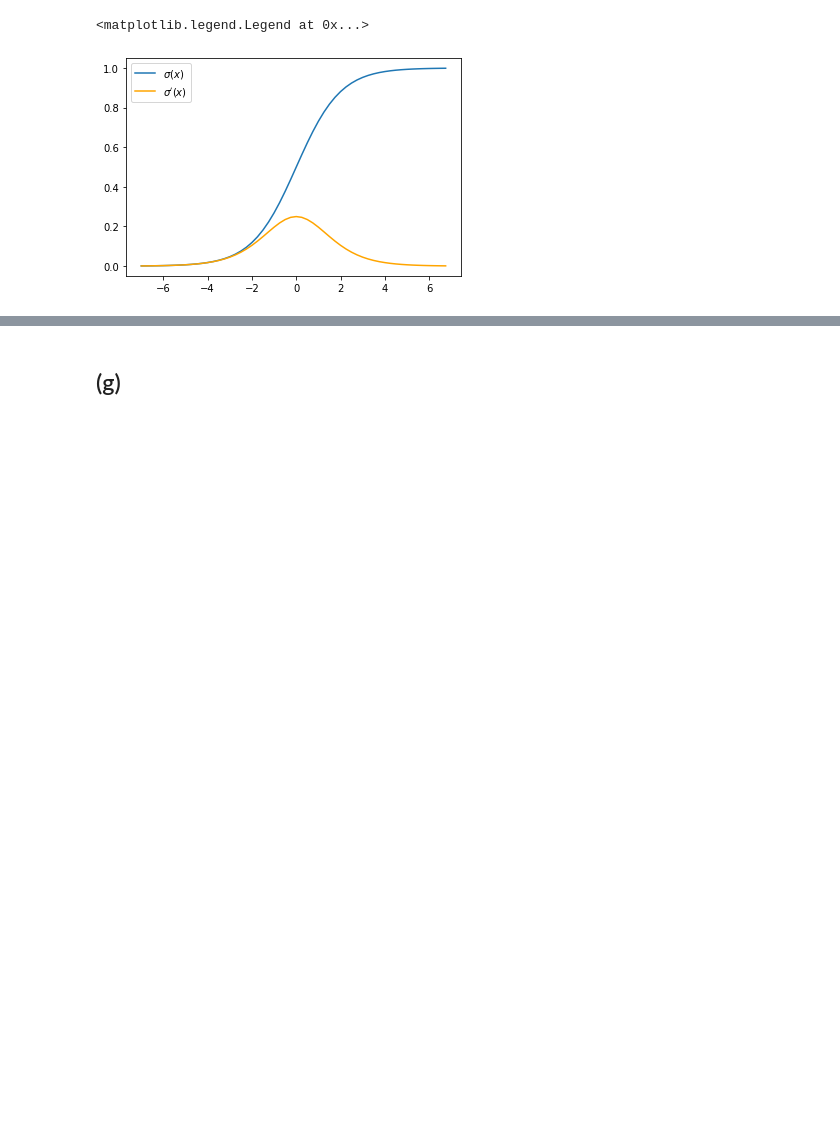
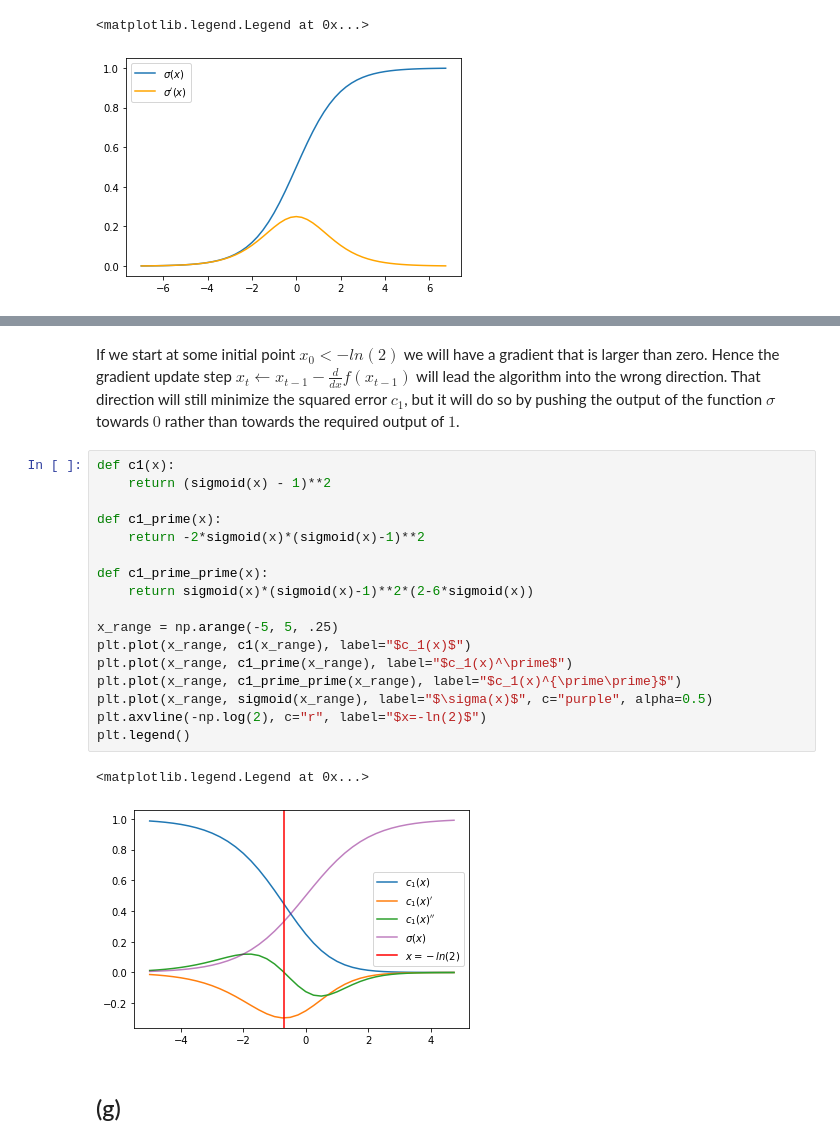
Before and after one commit to FabianGroeger96/mse-deep-learning, a Jupyter notebook: SW02/Exercise 2.ipynb, the cells around one changed output, grey strips where cells are left out. Cells and saved outputs as stored; diff of their text form; blank space fills up the shorter version.

```diff
--- a/SW02/Exercise 2.ipynb
+++ b/SW02/Exercise 2.ipynb
@@ -88,3 +96,25 @@ plt.legend()
+# %% [markdown]
+If we start at some initial point $x_0<-ln(2)$ we will have a gradient that is larger than zero. Hence the gradient update step $x_{t}\leftarrow x_{t-1}-\frac{d}{dx}f(x_{t-1})$ will lead the algorithm into the wrong direction. That direction will still minimize the squared error $c_1$, but it will do so by pushing the output of the function $\sigma$ towards $0$ rather than towards the required output of $1$.
+# %%
+def c1(x):
+    return (sigmoid(x) - 1)**2
+
+def c1_prime(x):
+    return -2*sigmoid(x)*(sigmoid(x)-1)**2
+
+def c1_prime_prime(x):
+    return sigmoid(x)*(sigmoid(x)-1)**2*(2-6*sigmoid(x))
+
+x_range = np.arange(-5, 5, .25)
+plt.plot(x_range, c1(x_range), label="$c_1(x)$")
+plt.plot(x_range, c1_prime(x_range), label="$c_1(x)^\prime$")
+plt.plot(x_range, c1_prime_prime(x_range), label="$c_1(x)^{\prime\prime}$")
+plt.plot(x_range, sigmoid(x_range), label="$\sigma(x)$", c="purple", alpha=0.5)
+plt.axvline(-np.log(2), c="r", label="$x=-ln(2)$")
+plt.legend()
+# %% [output]
+<matplotlib.legend.Legend at 0x...>
+[figure, added]
 # %% [markdown]
 ## (g)
 # %% [markdown]
```
Also changed, not shown: parts of 4 cells of this notebook, 5 other files.
